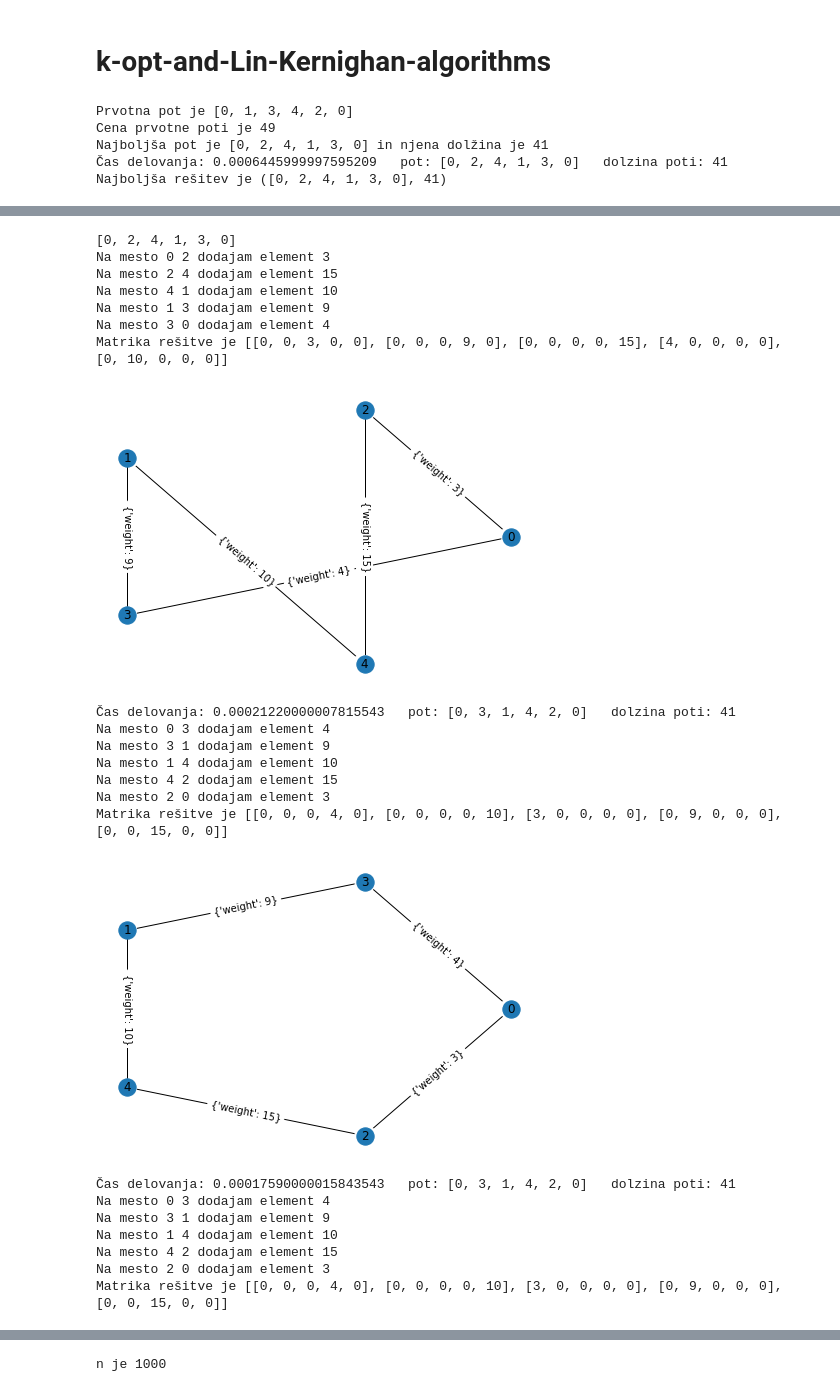
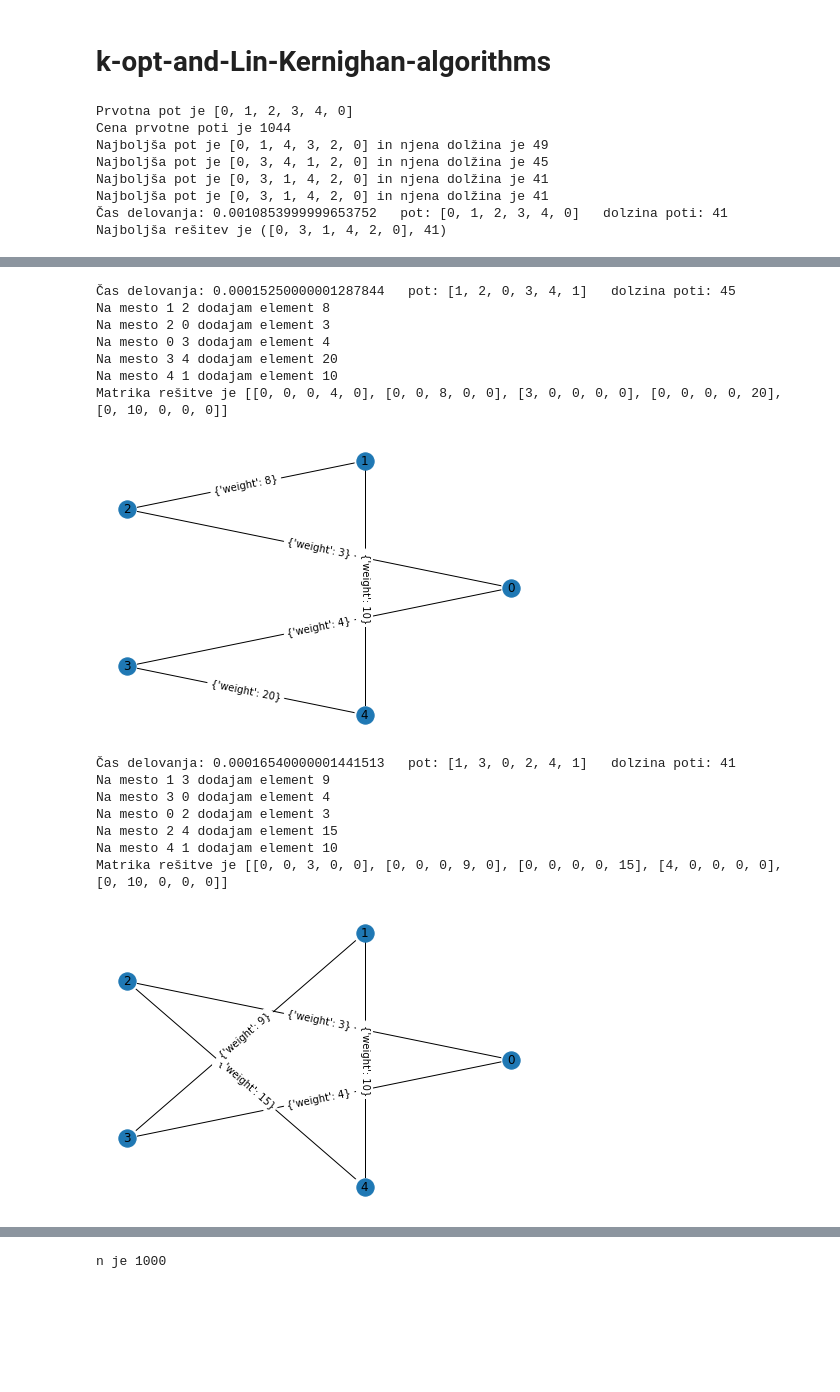
Before and after one commit to ines-silc/Financni-praktikum-projekt, a Jupyter notebook: program.ipynb, the cells around one changed output, grey strips where cells are left out. Saved outputs shown, nothing was run; the diff lists cells and outputs as text; code cells hidden in the pictures; blank space fills up the shorter version.

```diff
--- a/program.ipynb
+++ b/program.ipynb
@@ -13,7 +12,7 @@ import testni_graf as tg
 import tri_opt as pr2
 import LK_algoritem as lk
 # %%
-prvotna_pot = [0, 1, 3, 4, 2]
+prvotna_pot = [0, 1, 2, 3, 4]
 izhodisce = prvotna_pot[0]
 prvotna_pot.append(izhodisce)
 
@@ -26,27 +25,22 @@ print('Čas delovanja:', cas, '  pot:', prvotna_pot, '  dolzina poti:', pr.cena_
 print('Najboljša rešitev je', resitev2opt1)
 
 primer1 = pr.pretvori_matriko_v_graf(matrika)
-nx.draw(primer1, pos = nx.circular_layout(primer1), with_labels = True)
-nx.draw_networkx_edge_labels(primer1, pos = nx.circular_layout(primer1), labels = nx.get_edge_attributes(primer1, 'weight').values())
+pos = nx.circular_layout(primer1)
+nx.draw(primer1, pos = pos, with_labels = True)
+nx.draw_networkx_edge_labels(primer1, pos = pos, labels = nx.get_edge_attributes(primer1, 'weight').values())
 mpl.savefig("primeri/primer1.png", format="PNG", dpi = 1000)
-mpl.show()
-
-primer1_prvotna_pot = pr.pretvori_matriko_v_graf(pr.pretvori_resitev_v_matriko(prvotna_pot, matrika))
-nx.draw(primer1_prvotna_pot, pos = nx.circular_layout(primer1_prvotna_pot), with_labels = True)
-nx.draw_networkx_edge_labels(primer1_prvotna_pot, pos = nx.circular_layout(primer1_prvotna_pot), labels = nx.get_edge_attributes(primer1_prvotna_pot, 'weight'))
-mpl.savefig("primeri/primer1_prvotna_pot.png", format="PNG", dpi = 1000)
 mpl.show()
 
 najboljsa_pot = resitev2opt1[0]
 print(najboljsa_pot)
 
 primer1_2opt = pr.pretvori_matriko_v_graf(pr.pretvori_resitev_v_matriko(najboljsa_pot, matrika))
-nx.draw(primer1_2opt, pos = nx.circular_layout(primer1_2opt), with_labels = True)
-nx.draw_networkx_edge_labels(primer1_2opt, pos = nx.circular_layout(primer1_2opt), labels = nx.get_edge_attributes(primer1_2opt, 'weight'))
+nx.draw(primer1_2opt, pos = pos, with_labels = True)
+nx.draw_networkx_edge_labels(primer1_2opt, pos = pos, labels = nx.get_edge_attributes(primer1_2opt, 'weight'))
 mpl.savefig("primeri/primer1_2opt.png", format="PNG", dpi = 1000)
 mpl.show()
 
-prvotna_pot = [0, 1, 3, 4, 2]
+prvotna_pot = [0, 1, 2, 3, 4]
 
 zacetni_cas = time.clock()
 pot = pr2.tri_opt(matrika, prvotna_pot)
@@ -57,8 +51,8 @@ cikel.append(pot[0])
 print('Čas delovanja:', cas, '  pot:', cikel, '  dolzina poti:', pr.cena_poti(matrika, cikel))
 
 primer1_3opt = pr.pretvori_matriko_v_graf(pr.pretvori_resitev_v_matriko(cikel, matrika))
-nx.draw(primer1_3opt, pos = nx.circular_layout(primer1_3opt), with_labels = True)
-nx.draw_networkx_edge_labels(primer1_3opt, pos = nx.circular_layout(primer1_3opt), labels = nx.get_edge_attributes(primer1_3opt, 'weight'))
+nx.draw(primer1_3opt, pos = pos, with_labels = True)
+nx.draw_networkx_edge_labels(primer1_3opt, pos = pos, labels = nx.get_edge_attributes(primer1_3opt, 'weight'))
 mpl.savefig("primeri/primer1_3opt.png", format="PNG", dpi = 1000)
 mpl.show()
 
@@ -71,14 +65,17 @@ cikel.append(cikel[0])
 print('Čas delovanja:', cas, '  pot:', cikel, '  dolzina poti:', pr.cena_poti(matrika, cikel))
 
 primer1_lk = lk.pretvori_matriko_v_graf(lk.pretvori_resitev_v_matriko(cikel, matrika))
-nx.draw(primer1_lk, pos = nx.circular_layout(primer1_lk), with_labels = True)
-nx.draw_networkx_edge_labels(primer1_lk, pos = nx.circular_layout(primer1_lk), labels = nx.get_edge_attributes(primer1_lk, 'weight'))
+nx.draw(primer1_lk, pos = pos, with_labels = True)
+nx.draw_networkx_edge_labels(primer1_lk, pos = pos, labels = nx.get_edge_attributes(primer1_lk, 'weight'))
 mpl.savefig("primeri/primer1_lk.png", format="PNG", dpi = 1000)
 mpl.show()
 # %% [output]
-Prvotna pot je [0, 1, 3, 4, 2, 0]
-Cena prvotne poti je 49
-Najboljša pot je [0, 2, 4, 1, 3, 0] in njena dolžina je 41
-Čas delovanja: 0.0006445999997595209   pot: [0, 2, 4, 1, 3, 0]   dolzina poti: 41
-Najboljša rešitev je ([0, 2, 4, 1, 3, 0], 41)
+Prvotna pot je [0, 1, 2, 3, 4, 0]
+Cena prvotne poti je 1044
+Najboljša pot je [0, 1, 4, 3, 2, 0] in njena dolžina je 49
+Najboljša pot je [0, 3, 4, 1, 2, 0] in njena dolžina je 45
+Najboljša pot je [0, 3, 1, 4, 2, 0] in njena dolžina je 41
+Najboljša pot je [0, 3, 1, 4, 2, 0] in njena dolžina je 41
+Čas delovanja: 0.0010853999999653752   pot: [0, 1, 2, 3, 4, 0]   dolzina poti: 41
+Najboljša rešitev je ([0, 3, 1, 4, 2, 0], 41)
 [figure]
@@ -92,23 +90,16 @@ Matrika rešitve je [[0, 0, 3, 0, 0], [0, 0, 0, 9, 0], [0, 0, 0, 0, 15], [4, 0,
-[0, 2, 4, 1, 3, 0]
-Na mesto 0 2 dodajam element 3
-Na mesto 2 4 dodajam element 15
+Čas delovanja: 0.00015250000001287844   pot: [1, 2, 0, 3, 4, 1]   dolzina poti: 45
+Na mesto 1 2 dodajam element 8
+Na mesto 2 0 dodajam element 3
+Na mesto 0 3 dodajam element 4
+Na mesto 3 4 dodajam element 20
 Na mesto 4 1 dodajam element 10
-Na mesto 1 3 dodajam element 9
-Na mesto 3 0 dodajam element 4
-Matrika rešitve je [[0, 0, 3, 0, 0], [0, 0, 0, 9, 0], [0, 0, 0, 0, 15], [4, 0, 0, 0, 0], [0, 10, 0, 0, 0]]
+Matrika rešitve je [[0, 0, 0, 4, 0], [0, 0, 8, 0, 0], [3, 0, 0, 0, 0], [0, 0, 0, 0, 20], [0, 10, 0, 0, 0]]
-[figure, old version]
+[figure, new version]
-Čas delovanja: 0.00021220000007815543   pot: [0, 3, 1, 4, 2, 0]   dolzina poti: 41
-Na mesto 0 3 dodajam element 4
-Na mesto 3 1 dodajam element 9
-Na mesto 1 4 dodajam element 10
-Na mesto 4 2 dodajam element 15
-Na mesto 2 0 dodajam element 3
-Matrika rešitve je [[0, 0, 0, 4, 0], [0, 0, 0, 0, 10], [3, 0, 0, 0, 0], [0, 9, 0, 0, 0], [0, 0, 15, 0, 0]]
+Čas delovanja: 0.00016540000001441513   pot: [1, 3, 0, 2, 4, 1]   dolzina poti: 41
+Na mesto 1 3 dodajam element 9
+Na mesto 3 0 dodajam element 4
+Na mesto 0 2 dodajam element 3
+Na mesto 2 4 dodajam element 15
+Na mesto 4 1 dodajam element 10
+Matrika rešitve je [[0, 0, 3, 0, 0], [0, 0, 0, 9, 0], [0, 0, 0, 0, 15], [4, 0, 0, 0, 0], [0, 10, 0, 0, 0]]
-[figure, old version]
+[figure, new version]
-Čas delovanja: 0.00017590000015843543   pot: [0, 3, 1, 4, 2, 0]   dolzina poti: 41
-Na mesto 0 3 dodajam element 4
-Na mesto 3 1 dodajam element 9
-Na mesto 1 4 dodajam element 10
-Na mesto 4 2 dodajam element 15
-Na mesto 2 0 dodajam element 3
-Matrika rešitve je [[0, 0, 0, 4, 0], [0, 0, 0, 0, 10], [3, 0, 0, 0, 0], [0, 9, 0, 0, 0], [0, 0, 15, 0, 0]]
```
Also changed, not shown: parts of 14 cells of this notebook, 20 other files.
